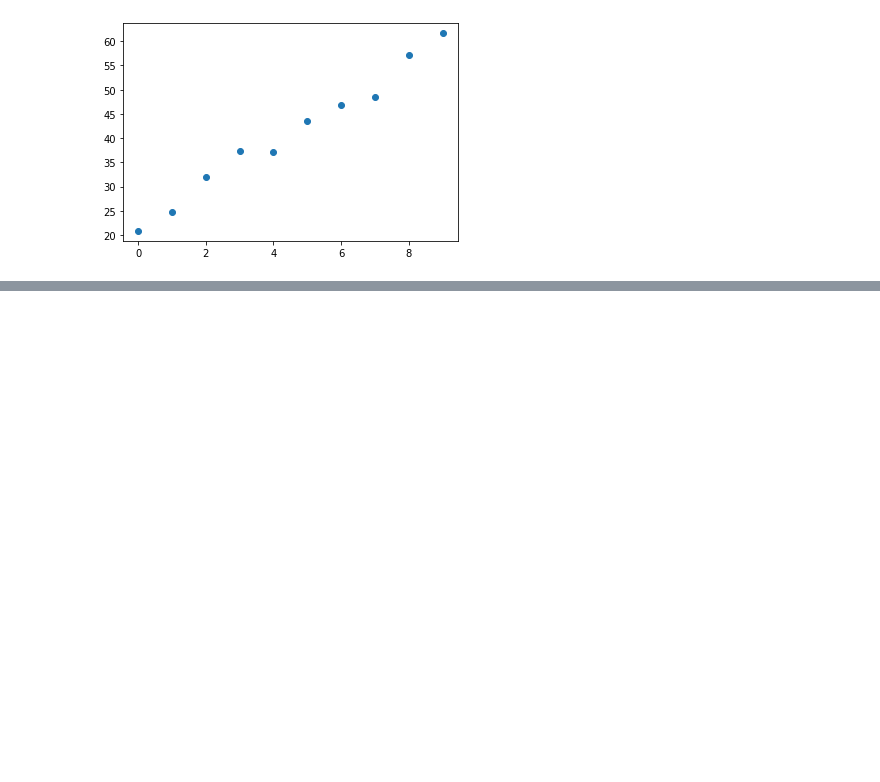
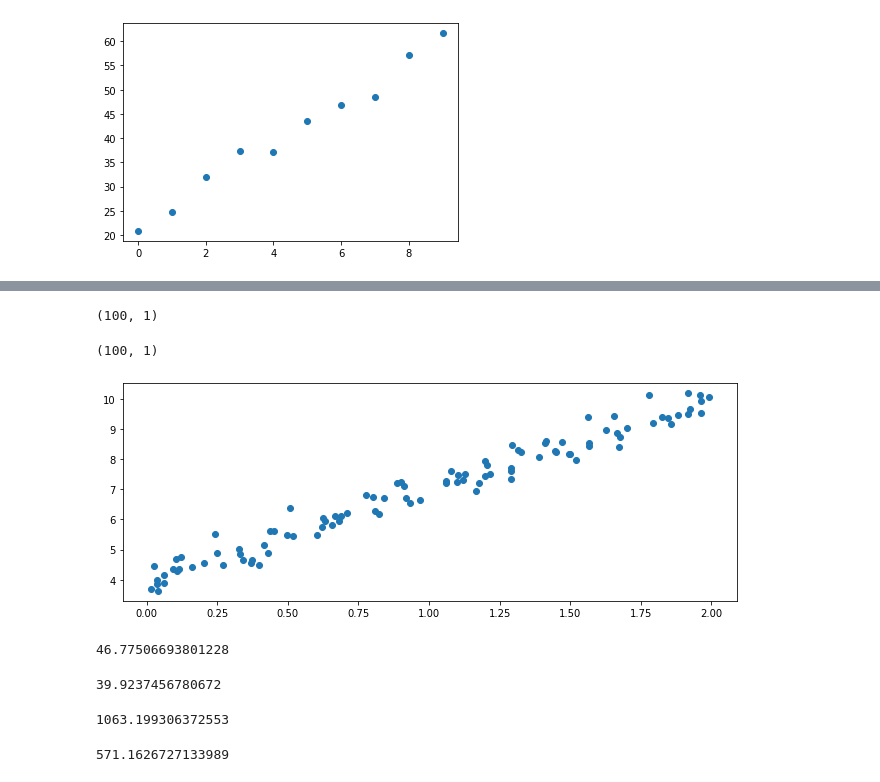
Before and after one commit to cloudxlab/python_iitr_sept_24, a Jupyter notebook: Ancient Secrets of Prediction.ipynb, the cells around one changed output, grey strips where cells are left out. Drawn from its saved outputs; the diff is of its cells as text; code cells hidden in the pictures; blank space fills up the shorter version.

```diff
--- a/Ancient Secrets of Prediction.ipynb
+++ b/Ancient Secrets of Prediction.ipynb
@@ -786,0 +848,17 @@ plt.scatter(xx, yy)
+# %%
+import numpy as np
+
+# Generate 100 random numbers
+X = 2*np.random.random((100, 1))
+# %%
+X.shape
+# %% [output]
+(100, 1)
+# %%
+# Now, let us generate the values of y corresponding to a line with slope 3 and intercept 4
+# plus some noise
+y = 4 + 3 * X + .3*np.random.randn(100, 1)
+# %%
+y.shape
+# %% [output]
+(100, 1)
@@ -786,0 +867,8 @@ plt.scatter(xx, yy)
+# %%
+from matplotlib import pyplot as plt
+
+plt.figure(figsize=(11,4))
+plt.scatter(X, y)
+plt.show()
+# %% [output]
+[figure, added]
@@ -786,0 +880,21 @@ plt.scatter(xx, yy)
+# %%
+error(4, 3, X, y)
+# %% [output]
+46.77506693801228
+# %%
+error(3.9, 3.1, X, y)
+# %% [output]
+39.9237456780672
+# %%
+m = 10
+c = 0
+args = [m, c, X, y]
+de_dm = diffp(error, 0, *args)
+de_dm
+# %% [output]
+1063.199306372553
+# %%
+de_dc = diffp(error, 1, *args)
+de_dc
+# %% [output]
+571.1626727133989
```
Also changed, not shown: parts of 31 cells of this notebook.
